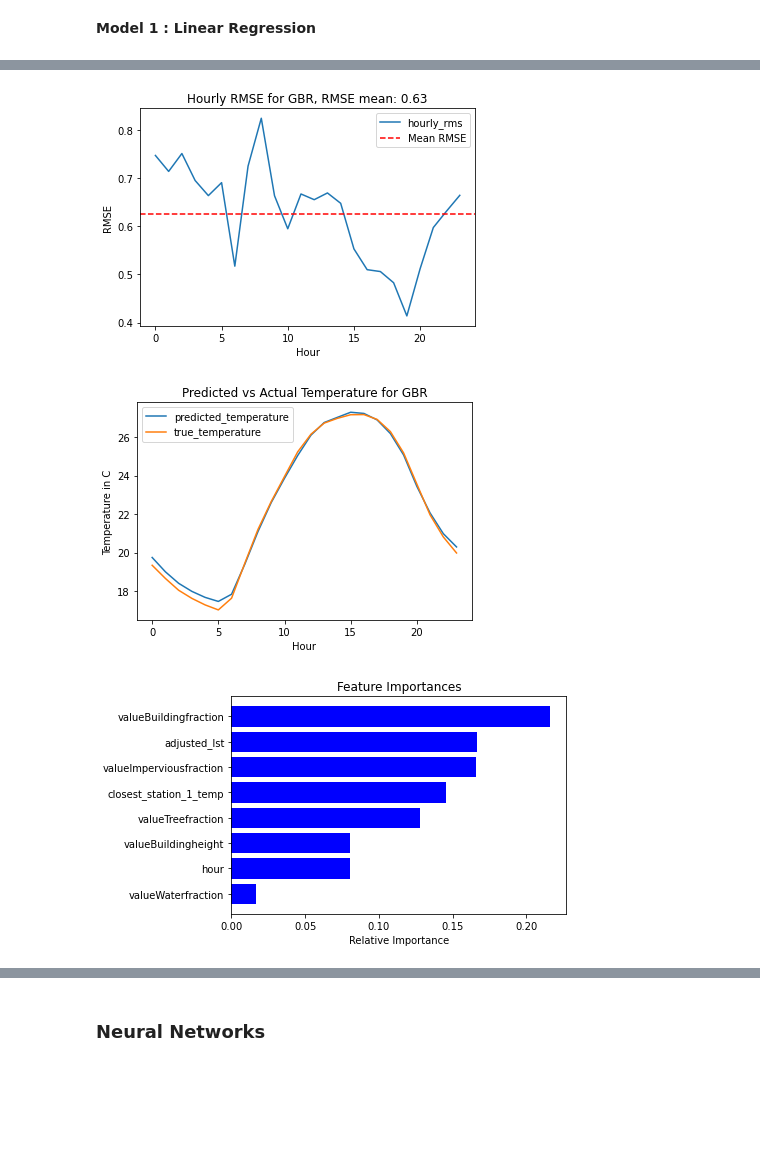
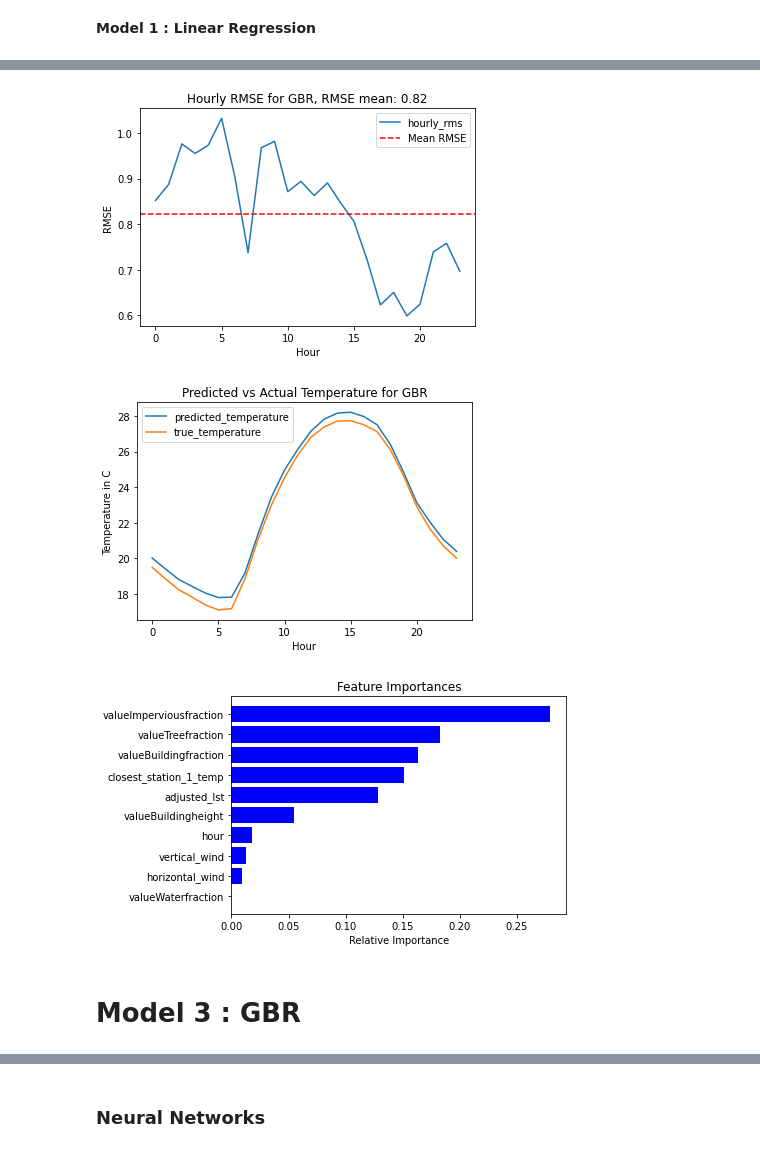
Before and after one commit to khatrigaurav/temperature_modelling, a Jupyter notebook: Analytics/00 Modeller.ipynb, the cells around one changed output, grey strips where cells are left out. Cells and saved outputs as stored; diff of their text form; code cells hidden in the pictures; blank space fills up the shorter version.

```diff
--- a/Analytics/00 Modeller.ipynb
+++ b/Analytics/00 Modeller.ipynb
@@ -336,0 +354,26 @@ cqc.level_1_plot(grouped_data)
+# %%
+# visualizer.plot_(grouped_data,'hour',resample=False)
+
+import pandas as pd
+wind_data = pd.read_csv('Analytics/wind_data.csv')
+wind_data.DATE = pd.to_datetime(wind_data.DATE)
+wind_data = wind_data[(wind_data.DATE.dt.year==2021) & (wind_data.DATE.dt.month==6)]
+
+wind_cols = [k for k in  wind_data.columns if 'wind' in k.lower() or "wnd" in k.lower()]
+wind_cols = ['STATION', 'DATE', 'SOURCE',]+ wind_cols
+wind_data_ = wind_data[wind_cols]
+wind_data_.isna().sum()
+
+wind_data_seg = wind_data_[['STATION', 'DATE','HourlyWindDirection','HourlyWindSpeed']]
+# wind_data_mean = wind_data_seg.resample('H', on='DATE').mean().reset_index()
+wind_data_seg['hour'] = wind_data_seg.DATE.dt.hour
+wind_data_seg = wind_data_seg[(~wind_data_seg.HourlyWindDirection.isna()) & (wind_data_seg.HourlyWindDirection != 'VRB')]
+
+import numpy as np
+
+wind_data_seg['HourlyWindDirection']  = wind_data_seg['HourlyWindDirection'].astype(int)
+wind_data_mean = wind_data_seg.groupby(['STATION','hour']).mean().reset_index()
+wind_data_mean['horizontal_wind'] =wind_data_mean['HourlyWindSpeed'] * np.cos(np.radians(wind_data_mean['HourlyWindDirection']))
+wind_data_mean['vertical_wind'] =wind_data_mean['HourlyWindSpeed'] * np.sin(np.radians(wind_data_mean['HourlyWindDirection']))
+wind_data_mean = wind_data_mean[[ 'hour', 'horizontal_wind', 'vertical_wind']]
+wind_data_mean.to_csv('Analytics/temp_data/wind_data_mean.csv',index=False)
@@ -336,0 +382,3 @@ cqc.level_1_plot(grouped_data)
+# %%
+if not 'horizontal_wind' in grouped_data.columns:
+    grouped_data = grouped_data.merge(wind_data_mean,on='hour')
@@ -385,3 +434,0 @@ Text(0.5, 1.0, 'Mean and Standard Deviation of Predicted and Actual Temperature
-# %%
-grouped_data = grouped_data.dropna()
-gd_22 = grouped_data
@@ -472,7 +474,9 @@ col_list = [
        'adjusted_lst',
        'valueImperviousfraction', 'valueTreefraction', 'valueBuildingheight',
     #    'valueNearestDistWater',
-         'valueWaterfraction', 'valueBuildingfraction']
+         'valueWaterfraction', 'valueBuildingfraction',
+                  'horizontal_wind','vertical_wind'
+        ]
 params = {
     'learning_rate': 0.1,  # Learning rate (shrinkage)
     'n_estimators': 100,  # Number of boosting stages
@@ -483,7 +487,7 @@ params = {
 }
 gbr = GBR(**params)
 
-model_dict = bulk_model_runner(gbr,grouped_data2,col_list,bulk_mode=False,delete=True,residuals=True)
+model_dict = bulk_model_runner(gbr,grouped_data,col_list,bulk_mode=False,delete=True,residuals=True)
 visualizer.plot_mean(model_dict,'GBR',col_list)
 # %% [output]
 Residuals are being subtracted from data
@@ -494,6 +498,8 @@ Time at which model ran : 01/11/24 15:57:30
-[figure, old version]
+[figure, new version]
-[figure, old version]
+[figure, new version]
-[figure, old version]
+[figure, new version]
+# %% [markdown]
+# Model 3 : GBR
 # %%
 import xgboost as xgb
 from sklearn.model_selection import RandomizedSearchCV
```
Also changed, not shown: parts of 24 cells of this notebook, 10 other files.
